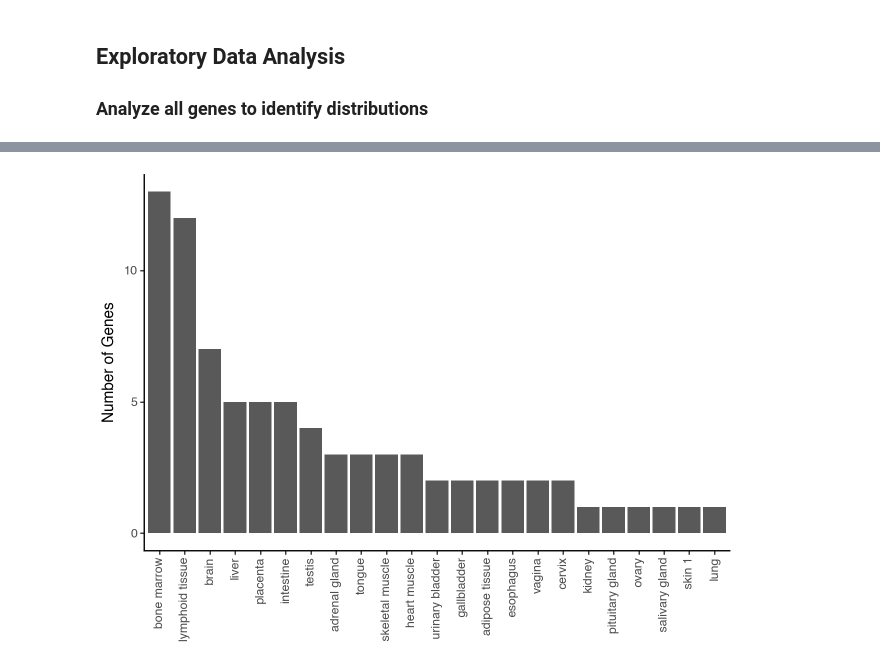
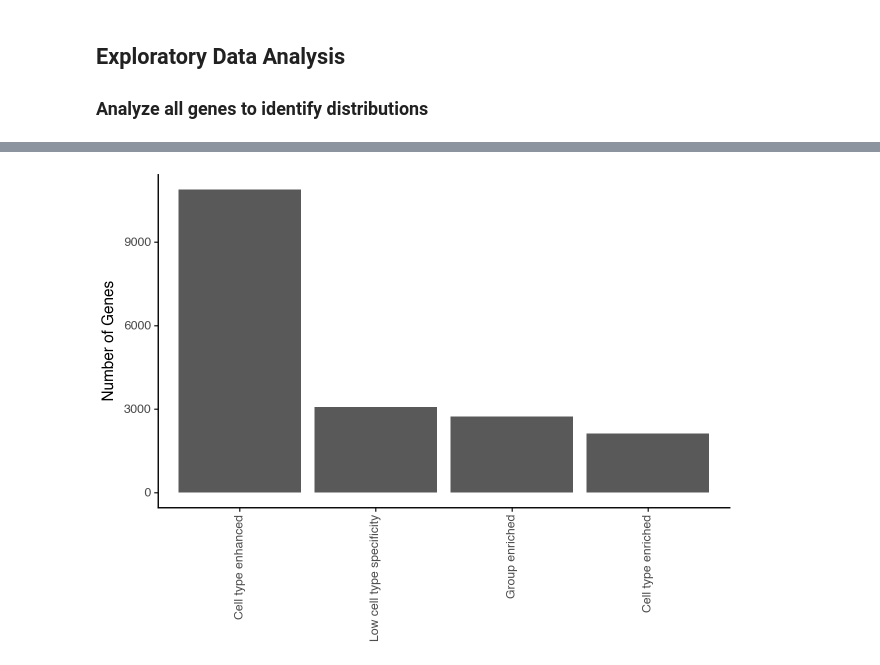
Before and after one commit to kantonopoulos/hpa-ai-summaries, a Jupyter notebook: scripts/pipeline.ipynb, the cells around one changed output, grey strips where cells are left out. Drawn from its saved outputs; the diff is of its cells as text; code cells hidden in the pictures.

Commit message:
Finalize EDA and sampling process

```diff
--- a/scripts/pipeline.ipynb
+++ b/scripts/pipeline.ipynb
@@ -20,14 +23,23 @@ print(f"Loaded {len(hpa_genes)} genes from HPA file.")
 Loaded 20162 genes from HPA file.
 # %%
 # Extract data for all genes
-'''if __name__ == "__main__":
+if __name__ == "__main__":
     ensembl_ids = hpa_genes
-    summaries = extract_multiple_genes(ensembl_ids)
+
+    # Wrap the ensembl_ids with tqdm for progress tracking
+    summaries = {}
+    for gene_id in tqdm(ensembl_ids, desc="Processing genes", unit="gene"):
+        try:
+            result = extract_multiple_genes([gene_id])
+            summaries.update(result)
+        except Exception as e:
+            summaries[gene_id] = {"_error": str(e)}
+
     # Save to file
     with open("../data/gene_data.json", "w") as f:
         json.dump(summaries, f, indent=2)
 
-    print(json.dumps(summaries, indent=2))'''
+    print(json.dumps(summaries, indent=2))
 # %% [output]
 'if __name__ == "__main__":\n    ensembl_ids = hpa_genes\n    summaries = extract_multiple_genes(ensembl_ids)\n    # Save to file\n    with open("../data/gene_data.json", "w") as f:\n        json.dump ...
 # %% [markdown]
@@ -35,7 +47,7 @@ Loaded 20162 genes from HPA file.
 
 ### Analyze all genes to identify distributions
 # %%
-with open("../data/gene_data_sub.json") as f:
+with open("../data/gene_data.json") as f:
     gene_data = json.load(f)
 
 print(f"Loaded data for {len(gene_data)} genes from JSON file.")
@@ -44,46 +56,4 @@ Loaded data for 78 genes from JSON file.
 # %%
-def flatten_values(val):
-    """Recursively flatten lists/dicts to final values."""
-    if isinstance(val, dict):
-        vals = []
-        for v in val.values():
-            vals.extend(flatten_values(v))
-        return vals
-    elif isinstance(val, list):
-        vals = []
-        for v in val:
-            vals.extend(flatten_values(v))
-        return vals
-    else:
-        return [val]
-
-def get_group(field):
-    """Group fields by prefix."""
-    if field.startswith("RNA"):
-        return "RNA"
-    elif field.startswith("Cancer prognostics"):
-        return "Cancer prognostics"
-    elif field.startswith("Blood"):
-        return "Blood"
-    elif field.startswith("Brain"):
-        return "Brain"
-    elif field.startswith("Antibody"):
-        return "Antibody"
-    elif field.startswith("Reliability"):
-        return "Reliability"
-    elif field.startswith("Subcellular"):
-        return "Subcellular"
-    elif field.startswith("Secretome"):
-        return "Secretome"
-    elif field.startswith("CCD"):
-        return "CCD"
-    elif field.startswith("Protein class"):
-        return "Protein class"
-    elif field.startswith("Interactions"):
-        return "Interactions"
-    else:
-        return "Other"
-
 # Count unique fields per group
 group_fields = collections.defaultdict(set)
 for g in gene_data.values():
@@ -96,11 +66,13 @@ group_var_counts = pd.DataFrame([
     {"group": group, "num_variables": len(fields)}
     for group, fields in group_fields.items()
 ])
+order_group_count = group_var_counts.sort_values("num_variables", ascending=False)["group"].tolist()
 
 # Plot number of variables per group
 p_vars = (
     ggplot(group_var_counts, aes(x="group", y="num_variables")) +
     geom_bar(stat="identity") +
+    scale_x_discrete(limits=order_group_count) +
     labs(x="", y="Number of Variables per Group") +
     theme_classic() +
     theme(axis_text_x=element_text(rotation=90, hjust=0.5))
@@ -126,11 +98,13 @@ for group in total_counter:
     missingness.append({"group": group, "missing_pct": percent})
 
 missing_df = pd.DataFrame(missingness)
+missing_order = missing_df.sort_values("missing_pct", ascending=False)["group"].tolist()
 
 # Plot
 p = (
     ggplot(missing_df, aes(x="group", y="missing_pct")) +
     geom_bar(stat="identity") +
+    scale_x_discrete(limits=missing_order) +
     labs(x="", y="Missing (%) per Group") +
     theme_classic() +
     theme(legend_position="none", axis_text_x=element_text(rotation=90, hjust=0.5))
@@ -223,23 +197,6 @@ p_tissue_spec = (
 )
 p_tissue_spec.show()
 
-# Plot tissues
-df_tissue_ntpm = pd.DataFrame({
-    "Tissue": list(tissue_ntpm_counter.keys()),
-    "Count": list(tissue_ntpm_counter.values())
-}).sort_values("Count", ascending=False)
-order_tissue_ntpm = df_tissue_ntpm["Tissue"].tolist()
-
-p_tissue_ntpm = (
-    ggplot(df_tissue_ntpm, aes(x="Tissue", y="Count")) +
-    geom_bar(stat="identity") +
-    scale_x_discrete(limits=order_tissue_ntpm) +
-    labs(x="", y="Number of Genes") +
-    theme_classic() +
-    theme(axis_text_x=element_text(rotation=90, hjust=0.5))
-)
-p_tissue_ntpm.show()
-
 # Cell type counts
 celltype_specificity_counter = collections.Counter()
 celltype_ntpm_counter = collections.Counter()
@@ -272,23 +229,6 @@ p_celltype_spec = (
 )
 p_celltype_spec.show()
 
-# Plot cell types
-df_celltype_ntpm = pd.DataFrame({
-    "Cell Type": list(celltype_ntpm_counter.keys()),
-    "Count": list(celltype_ntpm_counter.values())
-}).sort_values("Count", ascending=False)
-order_celltype_ntpm = df_celltype_ntpm["Cell Type"].tolist()
-
-p_celltype_ntpm = (
-    ggplot(df_celltype_ntpm, aes(x="Cell Type", y="Count")) +
-    geom_bar(stat="identity") +
-    scale_x_discrete(limits=order_celltype_ntpm) +
-    labs(x="", y="Number of Genes") +
-    theme_classic() +
-    theme(axis_text_x=element_text(rotation=90, hjust=0.5))
-)
-p_celltype_ntpm.show()
-
 # Subcellular location
 subcellular_counter = collections.Counter()
 for g in gene_data.values():
@@ -321 +261 @@ p_subcellular.show()
-[figure, old version]
+[figure, new version]
```
Also changed, not shown: parts of 12 cells of this notebook.
